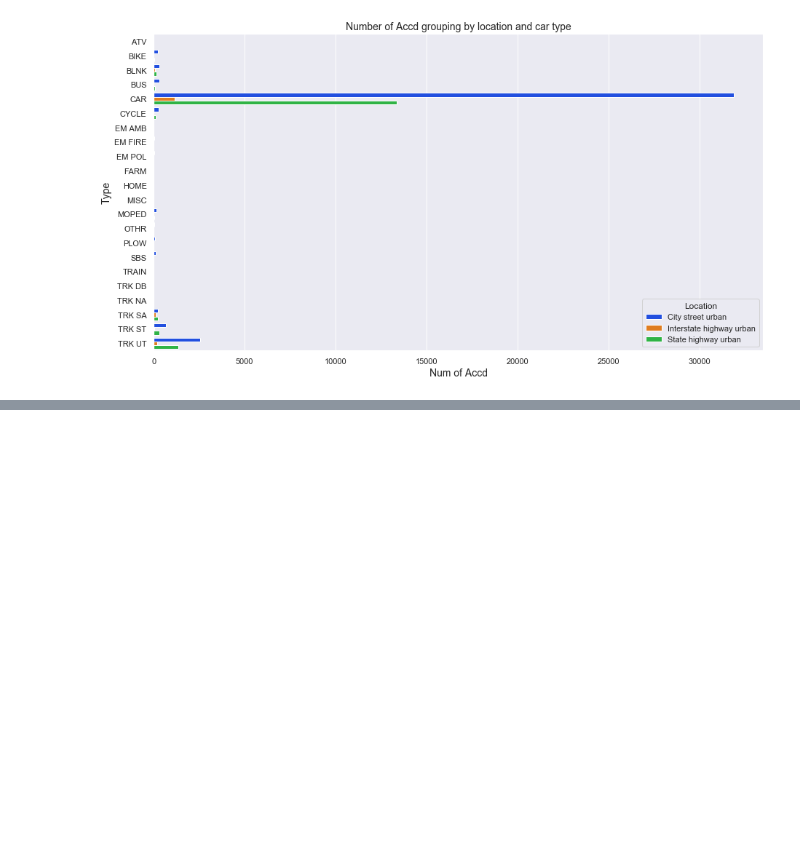
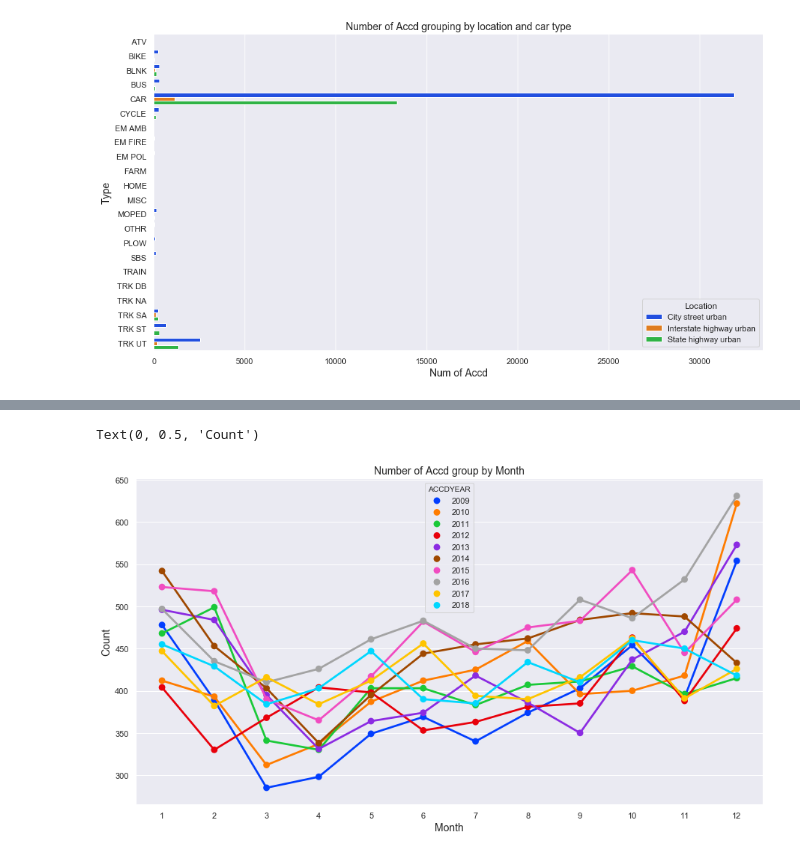
Before and after one commit to TongkaiYang/Vision-Zero-Madison, a Jupyter notebook: WorkPlace.ipynb, the cells around one changed output, grey strips where cells are left out. Saved outputs shown, nothing was run; the diff lists cells and outputs as text; code cells hidden in the pictures; blank space fills up the shorter version.

```diff
--- a/WorkPlace.ipynb
+++ b/WorkPlace.ipynb
@@ -199,0 +311,17 @@ Text(0, 0.5, 'Count')
+# %%
+ACCDMONTH_ACCDYEAR = df.groupby(['ACCDMONTH','ACCDYEAR']).count()['DOCTNMBR'].to_frame().reset_index()
+sns.set(font_scale=1)
+plt.figure(figsize=(15,8))
+ACCDMONTH_ACCDYEAR_POINTPLOT = sns.pointplot(x='ACCDMONTH', y='DOCTNMBR', hue='ACCDYEAR', data=ACCDMONTH_ACCDYEAR, palette = 'bright',capsize=0.1)
+ACCDMONTH_ACCDYEAR_LEG = ACCDMONTH_ACCDYEAR_POINTPLOT.get_legend_handles_labels()[0]
+sns.set(style="whitegrid")
+#ACCDMONTH_ACCDYEAR_POINTPLOT.legend(ACCDMONTH_ACCDYEAR_LEG, ['City street urban', 'Interstate highway urban', 'State highway urban'], title='Location')
+ACCDMONTH_ACCDYEAR_POINTPLOT.set_title('Number of Accd group by Month', fontsize = fontSize)
+ACCDMONTH_ACCDYEAR_POINTPLOT.set_xlabel('Month', fontsize = fontSize)
+ACCDMONTH_ACCDYEAR_POINTPLOT.set_ylabel('Count', fontsize = fontSize)
+
+
+#plt.savefig("PointPlot_Month.png")
+# %% [output]
+Text(0, 0.5, 'Count')
+[figure, added]
```
Also changed, not shown: parts of 14 cells of this notebook, 5 other files.
